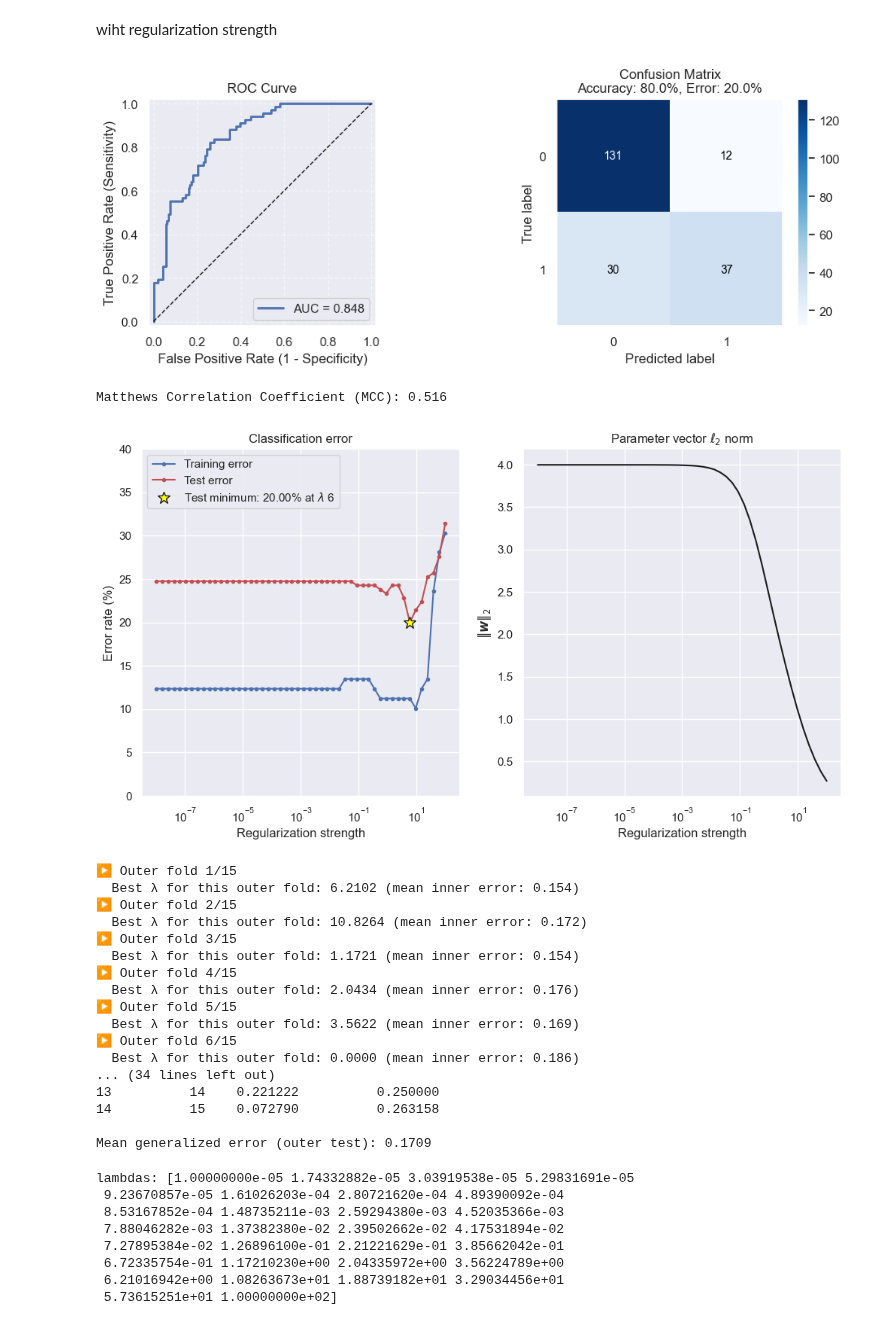
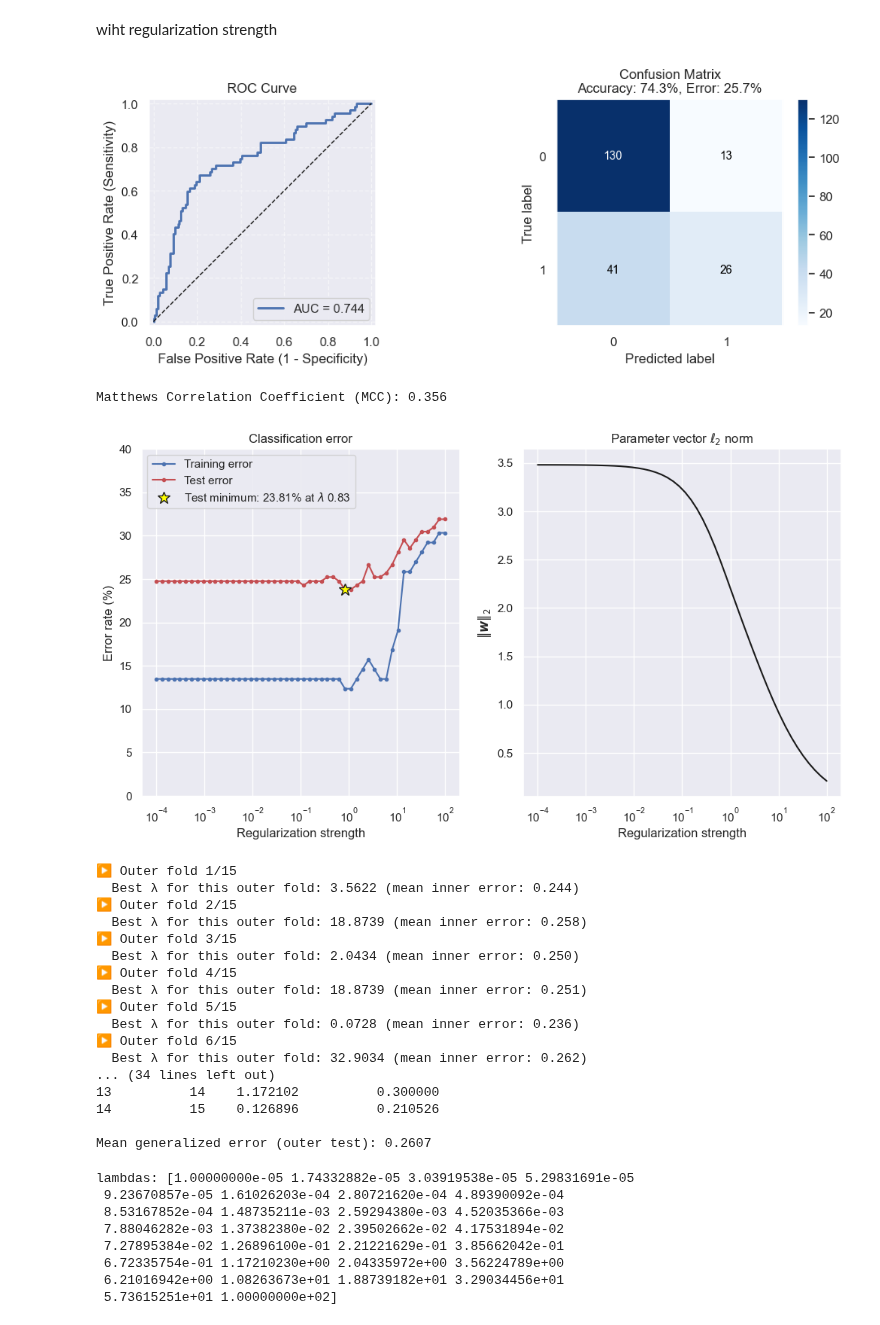
Before and after one commit to andregodinhodtu/02452---Machine-Learning---Project, a Jupyter notebook: report_2/code/notebooks/classification/1_class_logistic_regression.ipynb, the cells around one changed output. Drawn from its saved outputs; the diff is of its cells as text; code cells hidden in the pictures.

```diff
--- a/report_2/code/notebooks/classification/1_class_logistic_regression.ipynb
+++ b/report_2/code/notebooks/classification/1_class_logistic_regression.ipynb
@@ -31,7 +31,7 @@ name_data_file="heart_failure_clinical_records_dataset"
 
 data = pd.read_csv(f"../../raw_data/{name_data_file}.csv", na_values=["?"])
 
-X = data.drop(columns=["DEATH_EVENT",])
+X = data.drop(columns=["DEATH_EVENT", "time"])
 y = data["DEATH_EVENT"]
 # %% [markdown]
 ## Logistic Regression
@@ -159,8 +159,8 @@ plt.tight_layout()
 plt.show()
 print(f"Matthews Correlation Coefficient (MCC): {mcc:.3f}")
 # %% [output]
-[figure, old version]
+[figure, new version]
-Matthews Correlation Coefficient (MCC): 0.516
+Matthews Correlation Coefficient (MCC): 0.356
 # %%
 # Create crossvalidation partition for evaluation using stratification and 95 pct. split between training and test
 X_train, X_test, y_train, y_test = model_selection.train_test_split(X, y, test_size=0.70, stratify=y, random_state=42)
@@ -175,7 +175,7 @@ X_test = (X_test - mu) / sigma
 
 
 # Select the range of regularization strengths to test
-lambdas = np.logspace(-8, 2, 50)
+lambdas = np.logspace(-4, 2, 50)
 
 # Setup storage for quantities computed in the experiment
 train_error_rate = np.zeros(len(lambdas))
@@ -186,7 +186,10 @@ coefficient_norm = np.zeros(len(lambdas))
 for i, regularization_strength in enumerate(lambdas):
 
     # Create and fit the regularized logistic regression model on the training set using the current regularization strength
-    model = LogisticRegression(penalty="l2", C=1/regularization_strength)
+    model = LogisticRegression(penalty="l2", C=1/regularization_strength,solver="lbfgs",
+            max_iter=1000,
+            random_state=42
+        )
     model.fit(X_train, y_train)
 
     # Predict on training and test set
@@ -197,34 +200,34 @@ for i, regularization_strength in enumerate(lambdas):
     train_error_rate[i] = np.sum(y_train_est != y_train) / len(y_train)
     test_error_rate[i] = np.sum(y_test_est != y_test) / len(y_test)
 
     # Compute and store the L2 norm of the model coefficients
     coefficient_norm[i] = np.linalg.norm(model.coef_, ord=2)
 
 
 # Find the minimum test error and the corresponding regularization strength
 min_error = np.min(test_error_rate)
 opt_lambda_idx = np.argmin(test_error_rate)
 opt_lambda = lambdas[opt_lambda_idx]
 
 
 # Plot the results
 fig, axs = plt.subplots(1,2, figsize=(12, 6))
 axs[0].semilogx(lambdas, train_error_rate * 100, 'b.-')
 axs[0].semilogx(lambdas, test_error_rate * 100, 'r.-')
 axs[0].semilogx(opt_lambda, min_error * 100, "*", color='yellow', markersize=12, markeredgecolor='k')
 axs[0].set_xlabel("Regularization strength")
 axs[0].set_ylabel("Error rate (%)")
 axs[0].set_title("Classification error")
 axs[0].set_ylim([-0.1, 40])
 axs[0].legend(["Training error", "Test error", fr"Test minimum: {min_error*100:.2f}% at $\lambda$ {opt_lambda:.2g}"], loc="upper left")
 
 axs[1].semilogx(lambdas, coefficient_norm, "k")
 axs[1].set_ylabel("$\\|\\boldsymbol{w}\\|_2$")
 axs[1].set_xlabel("Regularization strength")
 axs[1].set_title(r"Parameter vector $\ell_2$ norm")
 plt.show()
 # %% [output]
-[figure, old version]
+[figure, new version]
 # %%
 # Define λ range (30 logarithmically spaced values)
 lambdas = np.logspace(-5, 2, 30)
@@ -300,22 +303,22 @@ print(outer_results_df)
 print(f"\nMean generalized error (outer test): {outer_results_df['outer_test_error'].mean():.4f}")
 # %% [output]
 ▶ Outer fold 1/15
-  Best λ for this outer fold: 6.2102 (mean inner error: 0.154)
+  Best λ for this outer fold: 3.5622 (mean inner error: 0.244)
 ▶ Outer fold 2/15
-  Best λ for this outer fold: 10.8264 (mean inner error: 0.172)
+  Best λ for this outer fold: 18.8739 (mean inner error: 0.258)
 ▶ Outer fold 3/15
-  Best λ for this outer fold: 1.1721 (mean inner error: 0.154)
+  Best λ for this outer fold: 2.0434 (mean inner error: 0.250)
 ▶ Outer fold 4/15
-  Best λ for this outer fold: 2.0434 (mean inner error: 0.176)
+  Best λ for this outer fold: 18.8739 (mean inner error: 0.251)
 ▶ Outer fold 5/15
-  Best λ for this outer fold: 3.5622 (mean inner error: 0.169)
+  Best λ for this outer fold: 0.0728 (mean inner error: 0.236)
 ▶ Outer fold 6/15
-  Best λ for this outer fold: 0.0000 (mean inner error: 0.186)
+  Best λ for this outer fold: 32.9034 (mean inner error: 0.262)
 ... (34 lines left out)
-13          14    0.221222          0.250000
-14          15    0.072790          0.263158
+13          14    1.172102          0.300000
+14          15    0.126896          0.210526
 
-Mean generalized error (outer test): 0.1709
+Mean generalized error (outer test): 0.2607
 # %%
 lambdas = np.logspace(-5, 2, 30)
 print("lambdas:", lambdas)
```
Also changed, not shown: parts of 4 cells of this notebook.
